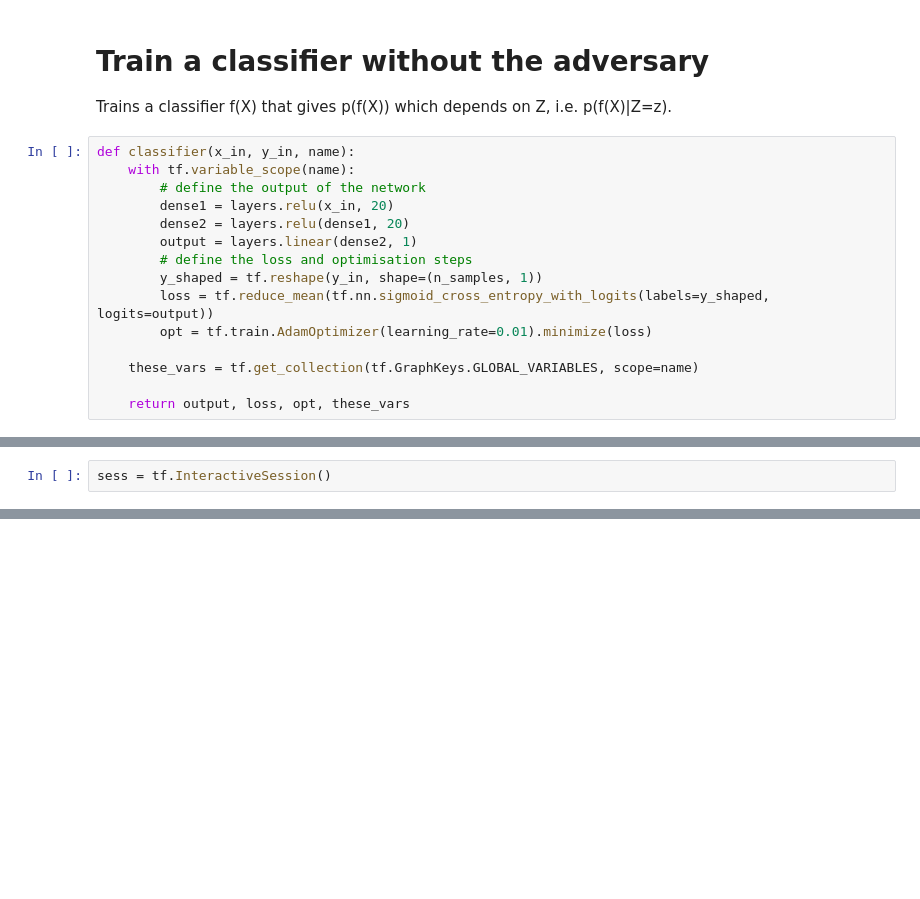
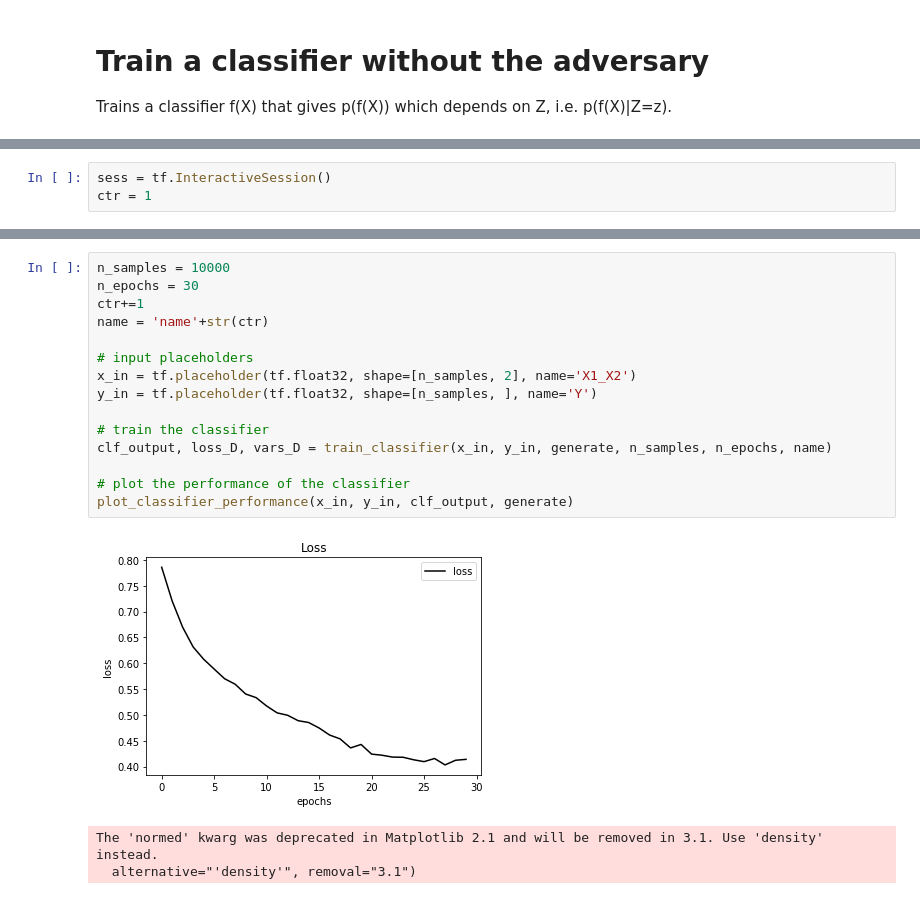
Before and after one commit to mzgubic/FairML, a Jupyter notebook: notebooks/LearningToPivotToy.ipynb, the cells around one changed output, grey strips where cells are left out. Cells and saved outputs as stored; diff of their text form; blank space fills up the shorter version.

Commit message:
refactor the classifier in the notebook

```diff
--- a/notebooks/LearningToPivotToy.ipynb
+++ b/notebooks/LearningToPivotToy.ipynb
@@ -52,18 +53,3 @@ plot_variates(X, Y, Z)
 # Train a classifier without the adversary
 
 Trains a classifier f(X) that gives p(f(X)) which depends on Z, i.e. p(f(X)|Z=z).
-# %%
-def classifier(x_in, y_in, name):
-    with tf.variable_scope(name):
-        # define the output of the network
-        dense1 = layers.relu(x_in, 20)
-        dense2 = layers.relu(dense1, 20)
-        output = layers.linear(dense2, 1)
-        # define the loss and optimisation steps
-        y_shaped = tf.reshape(y_in, shape=(n_samples, 1))
-        loss = tf.reduce_mean(tf.nn.sigmoid_cross_entropy_with_logits(labels=y_shaped, logits=output))
-        opt = tf.train.AdamOptimizer(learning_rate=0.01).minimize(loss)
-
-    these_vars = tf.get_collection(tf.GraphKeys.GLOBAL_VARIABLES, scope=name)
-
-    return output, loss, opt, these_vars
@@ -70,2 +174,3 @@ def classifier(x_in, y_in, name):
 # %%
 sess = tf.InteractiveSession()
+ctr = 1
@@ -155,0 +177,19 @@ The 'normed' kwarg was deprecated in Matplotlib 2.1 and will be removed in 3.1.
+# %%
+n_samples = 10000
+n_epochs = 30
+ctr+=1
+name = 'name'+str(ctr)
+
+# input placeholders
+x_in = tf.placeholder(tf.float32, shape=[n_samples, 2], name='X1_X2')
+y_in = tf.placeholder(tf.float32, shape=[n_samples, ], name='Y')
+
+# train the classifier
+clf_output, loss_D, vars_D = train_classifier(x_in, y_in, generate, n_samples, n_epochs, name)
+
+# plot the performance of the classifier
+plot_classifier_performance(x_in, y_in, clf_output, generate)
+# %% [output]
+[figure, added]
+The 'normed' kwarg was deprecated in Matplotlib 2.1 and will be removed in 3.1. Use 'density' instead.
+  alternative="'density'", removal="3.1")
```
Also changed, not shown: parts of 8 cells of this notebook.
